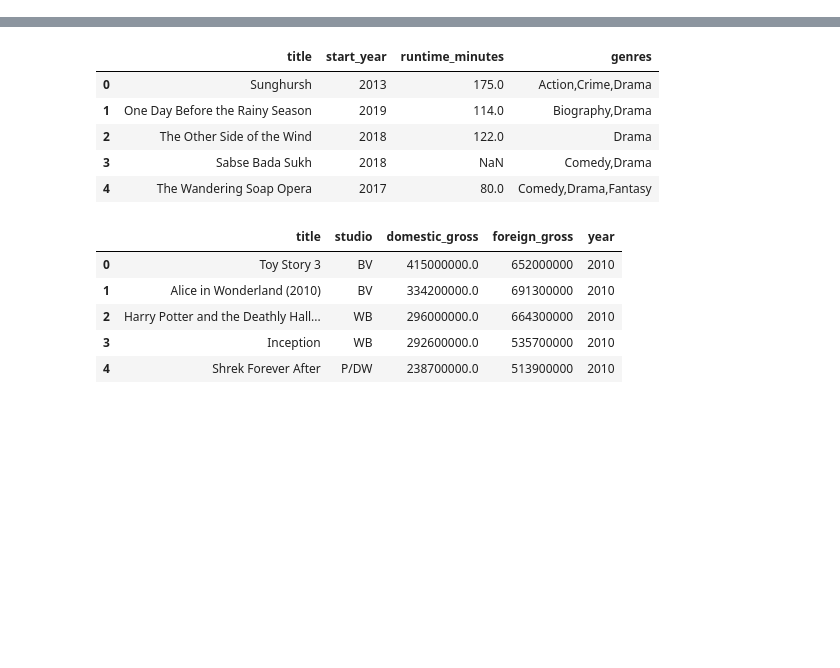
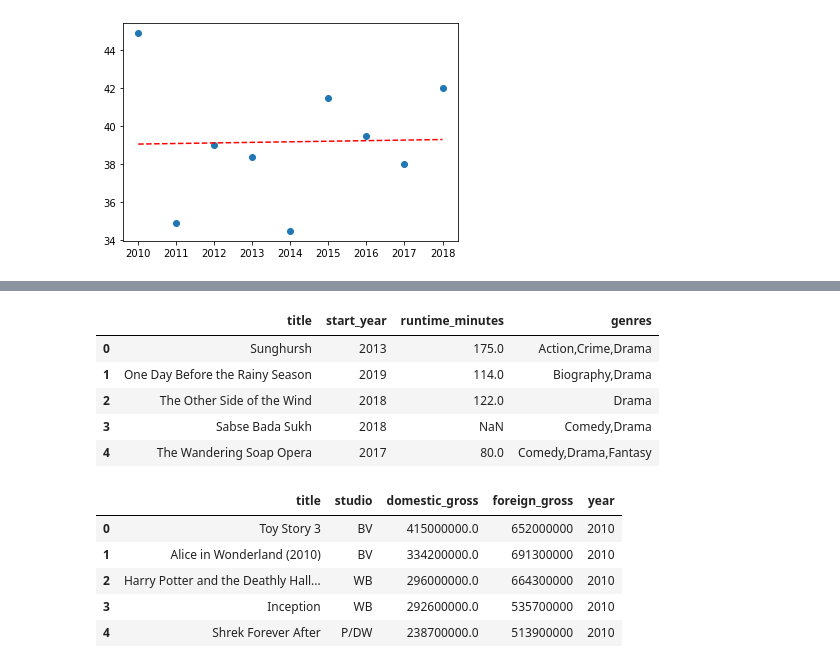
Before and after one commit to SSGrasland/Marketing-Movies-to-Foreign-Audiences, a Jupyter notebook: Phase 1 Project Notebook.ipynb, the cells around one changed output, grey strips where cells are left out. Drawn from its saved outputs; the diff is of its cells as text; code cells hidden in the pictures; blank space fills up the shorter version.

```diff
--- a/Phase 1 Project Notebook.ipynb
+++ b/Phase 1 Project Notebook.ipynb
@@ -28,0 +123,10 @@ tn.movie_budgets.csv.gz
+# %%
+y = 44.9, 34.9, 39, 38.4, 34.5, 41.5, 39.5, 38, 42
+x = 2010, 2011, 2012, 2013, 2014, 2015, 2016, 2017, 2018
+plt.scatter(x, y)
+z = np.polyfit(x, y, 1)
+p = np.poly1d(z)
+plt.plot(x,p(x),"r--")
+plt.show()
+# %% [output]
+[figure, added]
```
Also changed, not shown: parts of 10 cells of this notebook.
